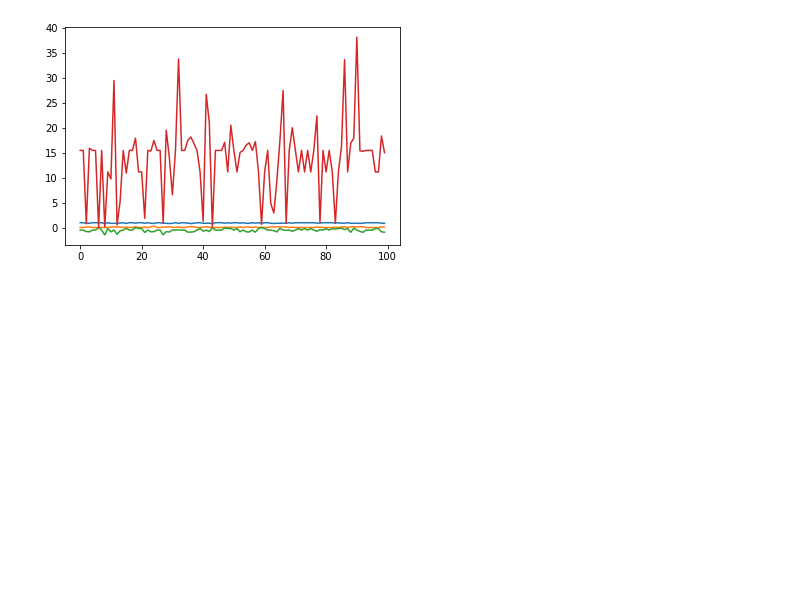
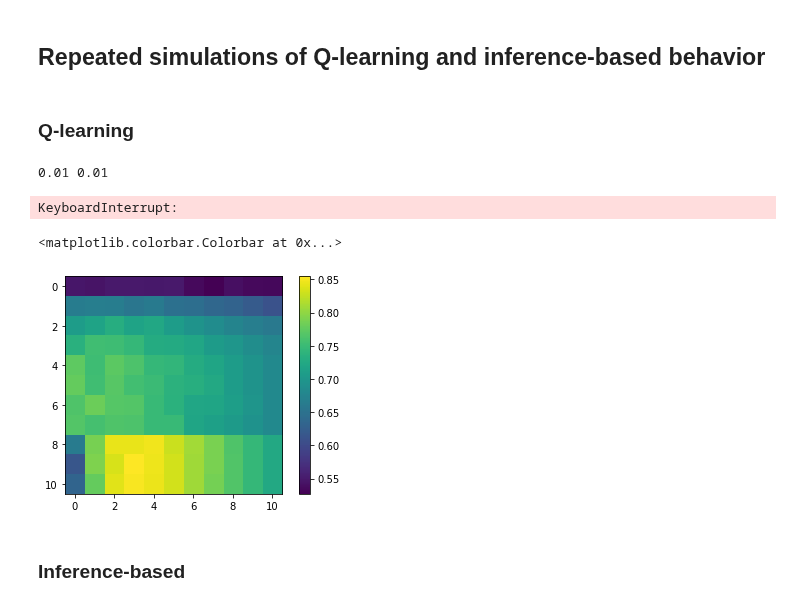
Before and after one commit to nhat-le/switching-simulations, a Jupyter notebook: switchingWorldClassifier.ipynb, the cells around one changed output. Drawn from its saved outputs; the diff is of its cells as text; code cells hidden in the pictures; blank space fills up the shorter version.

```diff
--- a/switchingWorldClassifier.ipynb
+++ b/switchingWorldClassifier.ipynb
@@ -207,4 +19,35 @@ np.random.shuffle(Xall.T)
-# %%
-plt.plot(Xall.T);
-# %% [output]
-[figure, removed]
+# %% [markdown]
+## Repeated simulations of Q-learning and inference-based behavior
+# %% [markdown]
+### Q-learning
+# %%
+# Get metrics for all points in the Qspace
+N = 11
+gammalst = np.linspace(0.01, 1.4, N)
+epslst = np.linspace(0.01, 0.5, N)
+
+Qeff_arr = np.zeros((N, N, 50)) * np.nan
+Qlapse_arr = np.zeros((N, N, 50)) * np.nan
+Qoffset_arr = np.zeros((N, N, 50)) * np.nan
+Qslope_arr = np.zeros((N, N, 50)) * np.nan
+
+
+for idgamma, gamma in enumerate(gammalst):
+    for ideps, eps in enumerate(epslst):
+        print(gamma, eps)
+        metrics = get_Qmetrics(gamma, eps)
+        Qeff_arr[idgamma, ideps, :] = metrics[0]
+        Qlapse_arr[idgamma, ideps, :] = metrics[1]
+        Qoffset_arr[idgamma, ideps, :] = metrics[2]
+        Qslope_arr[idgamma, ideps, :] = metrics[3]
+# %% [output]
+0.01 0.01
+KeyboardInterrupt:
+# %%
+plt.imshow(np.nanmean(Qeff_arr, axis=2))
+plt.colorbar()
+# %% [output]
+<matplotlib.colorbar.Colorbar at 0x...>
+[figure, added]
+# %% [markdown]
+### Inference-based
```
Also changed, not shown: parts of 28 cells of this notebook, 4 other files.
